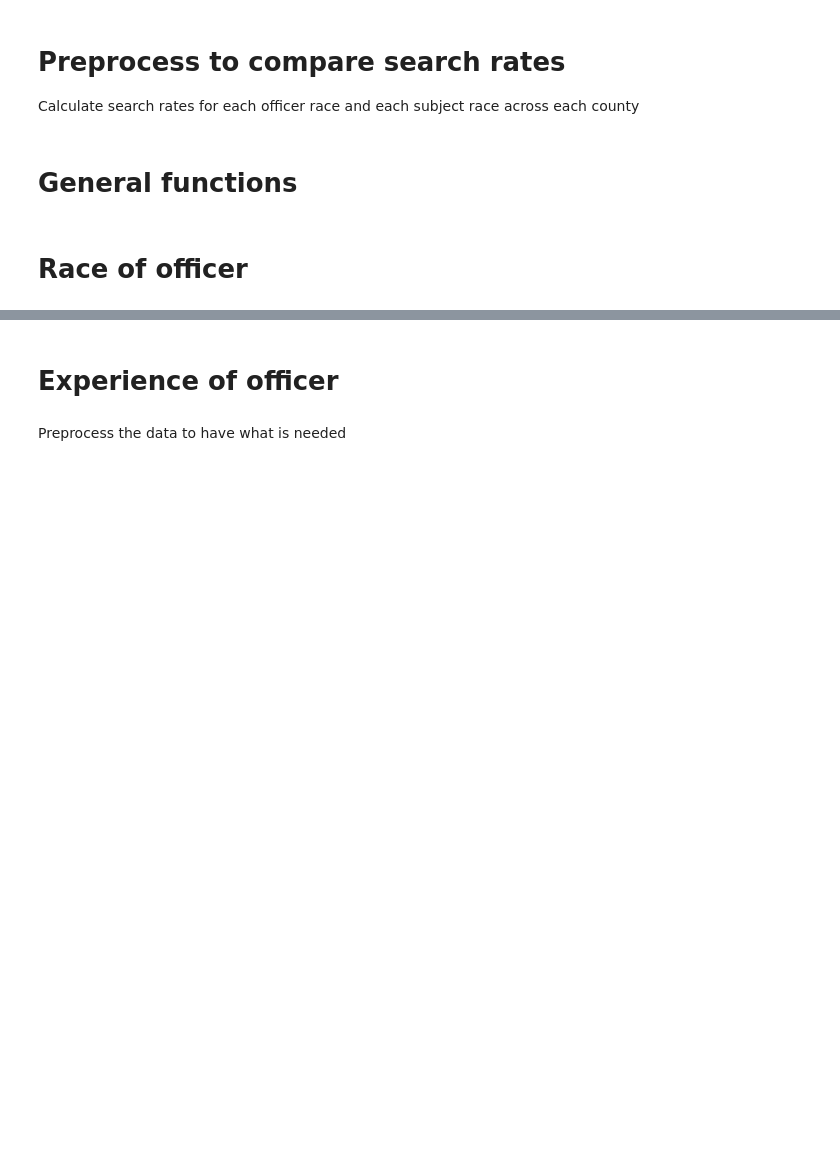
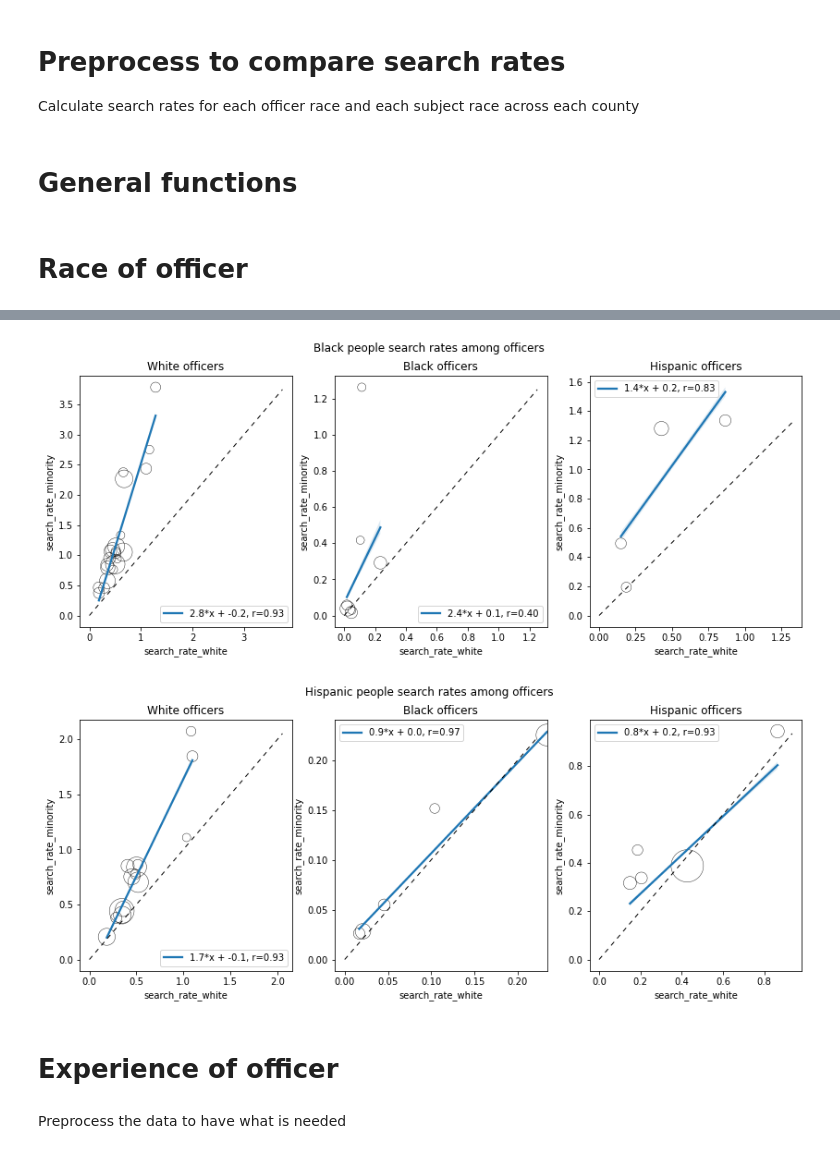
Before and after one commit to epfl-ada/ada-2020-project-milestone-p3-p3_vsl, a Jupyter notebook: notebook.ipynb, the cells around one changed output, grey strips where cells are left out. Saved outputs shown, nothing was run; the diff lists cells and outputs as text; code cells hidden in the pictures; blank space fills up the shorter version.

Commit message:
add ponderation for regressions / add the possibility to plot similarly to previous charts the stop_proportion of each population

```diff
--- a/notebook.ipynb
+++ b/notebook.ipynb
@@ -69,7 +100,7 @@ def separate_data(data, categories):
 # %%
 from scipy.stats import linregress
 
-def plot_race(data, min_race, categories, threshold):
+def plot_race(data, min_race, categories, threshold, what_to_plot):
 
     fig, ax_arr = plt.subplots(1, 3) # 2 graphs
     fig.set_size_inches(14,5) # fig size
@@ -85,30 +116,30 @@ def plot_race(data, min_race, categories, threshold):
         # remove where there are too little datapoints
         cond_minority = df_merged['count_minority'] >= threshold
 
-        x = df_merged['search_rate_white'][cond_minority]*100
-        y = df_merged['search_rate_minority'][cond_minority]*100
+        x = df_merged[what_to_plot + '_white'][cond_minority]*100
+        y = df_merged[what_to_plot + '_minority'][cond_minority]*100
         s = df_merged['count_minority'][cond_minority]/100
 
         ax_arr[i].scatter(x, y, s=s, c="None", edgecolors='black', linewidth=0.4)
-        ax_arr[i].set_xlabel("White search rate (%)")
-        ax_arr[i].set_ylabel(min_race.title() + " search rate (%)")
-
+        ax_arr[i].set_xlabel("White " + what_to_plot + " (%)")
+        ax_arr[i].set_ylabel(min_race.title() + " "+ what_to_plot +" (%)")
 
         #plot regression
         a, b, r, p_value, std_err = linregress(x, y)
-        sns.regplot(x=x, y=y, ax=ax_arr[i], label='{:.1f}*x + {:.1f}, r={:.2f}'.format(a,b,r), scatter=False).legend(loc="best")
+        sns.regplot(x=x.repeat(s), y=y.repeat(s), ax=ax_arr[i], label='{:.1f}*x + {:.1f}, r={:.2f}'.format(a,b,r), scatter=False).legend(loc="best")
 
         ax_arr[i].set_title(off_feat.title() +' officers')
 
-        # draw dotted line
-        max_ = df_merged['search_rate_minority'][cond_minority].max()
-        line = np.arange(0, max_ * 100, max_)
-        ax_arr[i].plot(line, line, c='black', linestyle=(0,(5,5)), linewidth=1)
+        if what_to_plot == 'search_rate':
+            # draw dotted line
+            max_ = df_merged[what_to_plot + '_minority'][cond_minority].max()
+            line = np.arange(0, max_ * 100, max_)
+            ax_arr[i].plot(line, line, c='black', linestyle=(0,(5,5)), linewidth=1)
 
 
-def plot_search_rates(data, categories, threshold=500):
+def plot_search_rates(data, categories, threshold=500, what_to_plot='search_rate'):
     for race in minority_race:
-        plot_race(data, race, categories, threshold)
+        plot_race(data, race, categories, threshold, what_to_plot)
 # %% [markdown]
 # Race of officer
 # %%
@@ -135,10 +176,13 @@ df_race_all = df_race.groupby(['officer_race','subject_race','county_name']).agg
 # %%
 # separate data
 df_race_sep = separate_data(df_race_all, officer_race)
 df_race_sep[officer_race[0]].head(2)
 
 # plot it
-plot_search_rates(df_race_sep, officer_race, 5000)
+plot_search_rates(df_race_sep, officer_race, 7000)
+# %% [output]
+[figure, added]
+[figure, added]
 # %% [markdown]
 # Experience of officer
 # %%
```
Also changed, not shown: parts of 21 cells of this notebook.
